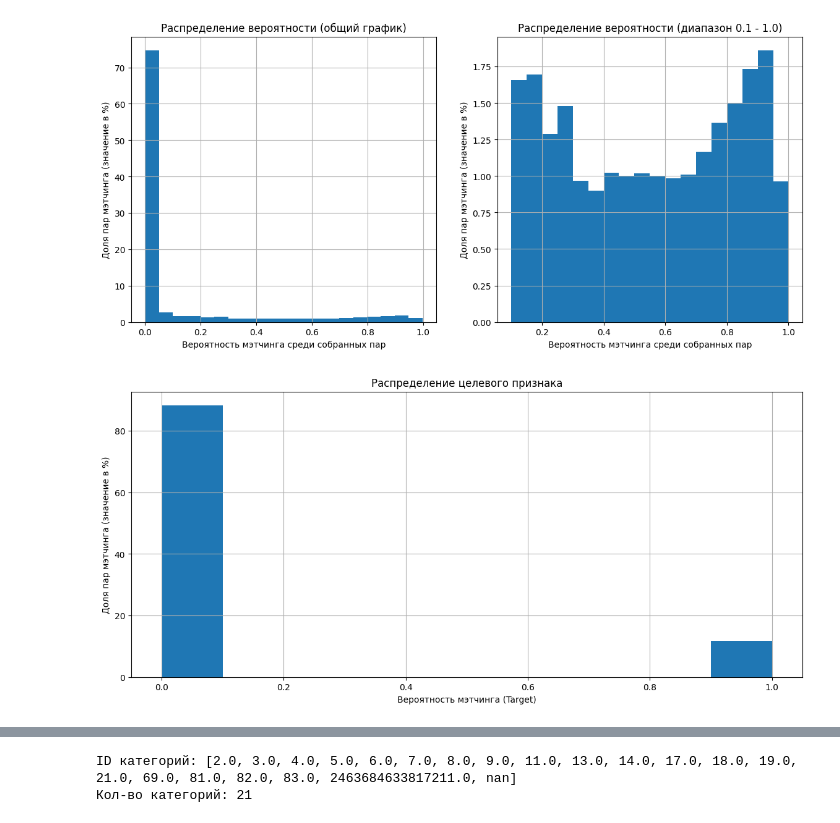
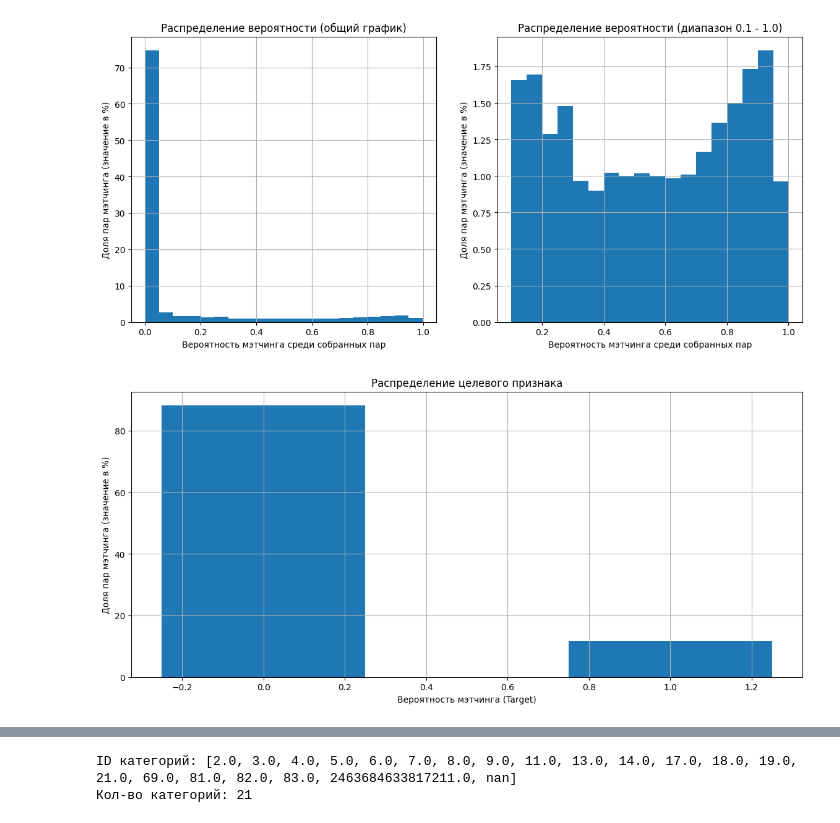
Before and after one commit to Danspers/Samokat.tech-Matching, a Jupyter notebook: Samokat.tech-Matching.ipynb, the cells around one changed output, grey strips where cells are left out. Drawn from its saved outputs; the diff is of its cells as text; code cells hidden in the pictures.

```diff
--- a/Samokat.tech-Matching.ipynb
+++ b/Samokat.tech-Matching.ipynb
@@ -165,10 +165,10 @@ plt.show()
 [figure]
 # %%
 # целевой признак
-train_df['target'].hist(figsize=FIGSIZE, weights=np.ones(len(train_df))/len(train_df)*100)
+train_df['target'].hist(figsize=FIGSIZE, weights=np.ones(len(train_df))/len(train_df)*100, bins=3, range=(-0.25, 1.25))
 plt.title('Распределение целевого признака')
 plt.ylabel('Доля пар мэтчинга (значение в %)')
 plt.xlabel('Вероятность мэтчинга (Target)')
 plt.show()
 # %% [output]
-[figure, old version]
+[figure, new version]
```
Also changed, not shown: parts of 8 cells of this notebook.
